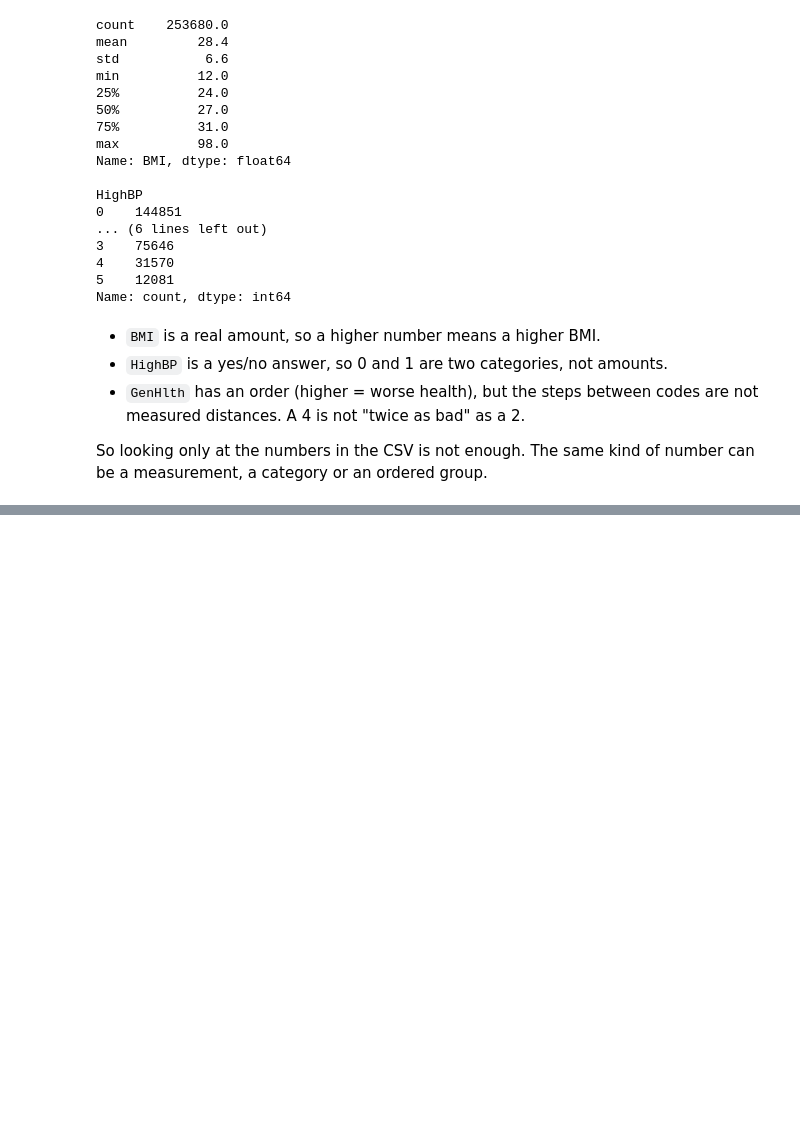
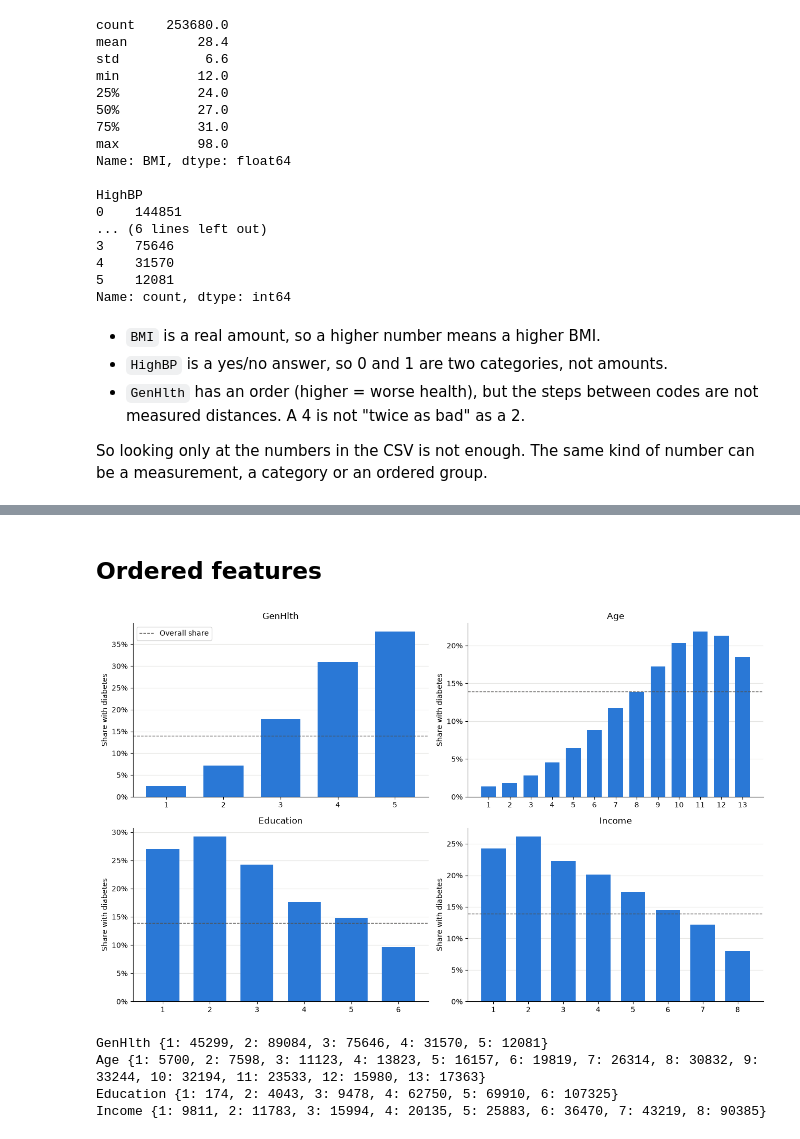
Before and after one commit to Muggenpvp/machine_learning_group2, a Jupyter notebook: assignment2/assignment2.ipynb, the cells around one changed output, grey strips where cells are left out. Drawn from its saved outputs; the diff is of its cells as text; code cells hidden in the pictures; blank space fills up the shorter version.

```diff
--- a/assignment2/assignment2.ipynb
+++ b/assignment2/assignment2.ipynb
@@ -100,0 +227,29 @@ So looking only at the numbers in the CSV is not enough. The same kind of number
+# %% [markdown]
+## Ordered features
+# %%
+fig, axes = plt.subplots(2, 2, figsize=(13, 8))
+
+for ax, col in zip(axes.flat, ordered):
+    rate = df.groupby(col)['Diabetes_binary'].mean()
+    ax.bar(rate.index, rate.values, color=BLUE, width=0.7)
+    ax.axhline(overall_rate, color='#52514e', linestyle='--', linewidth=1, label='Overall share')
+    ax.set_title(col)
+    ax.set_xticks(rate.index)
+    ax.yaxis.set_major_formatter(plt.FuncFormatter(lambda v, _: f'{v:.0%}'))
+    ax.set_ylabel('Share with diabetes')
+    ax.set_axisbelow(True)
+    ax.grid(axis='y', color=GRID)
+    ax.spines[['top', 'right']].set_visible(False)
+
+axes[0, 0].legend()
+plt.tight_layout()
+plt.show()
+
+for col in ordered:
+    print(col, df[col].value_counts().sort_index().to_dict())
+# %% [output]
+[figure, added]
+GenHlth {1: 45299, 2: 89084, 3: 75646, 4: 31570, 5: 12081}
+Age {1: 5700, 2: 7598, 3: 11123, 4: 13823, 5: 16157, 6: 19819, 7: 26314, 8: 30832, 9: 33244, 10: 32194, 11: 23533, 12: 15980, 13: 17363}
+Education {1: 174, 2: 4043, 3: 9478, 4: 62750, 5: 69910, 6: 107325}
+Income {1: 9811, 2: 11783, 3: 15994, 4: 20135, 5: 25883, 6: 36470, 7: 43219, 8: 90385}
```
Also changed, not shown: parts of 13 cells of this notebook.
